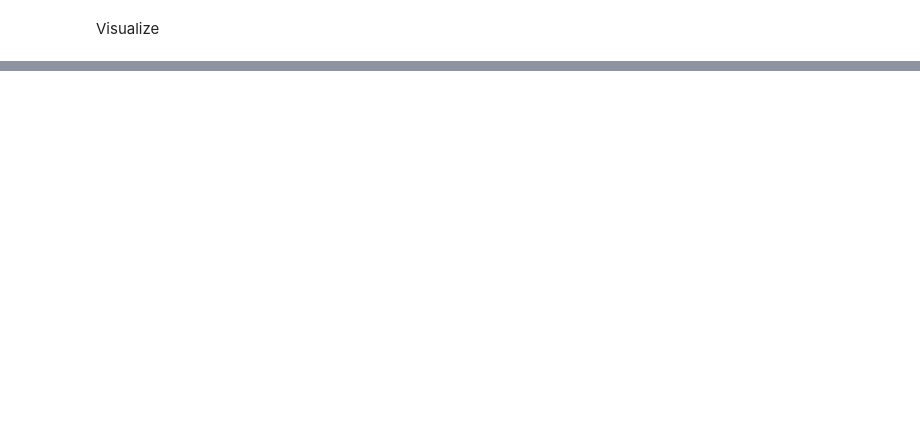
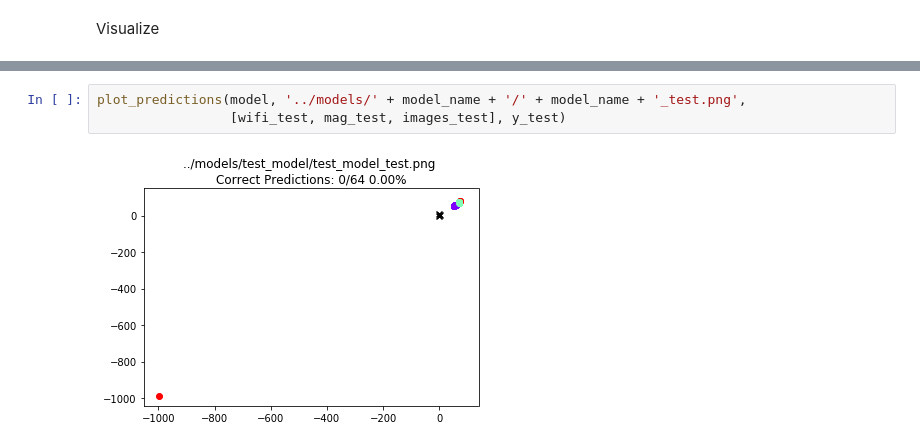
Before and after one commit to JohnFodero/localizer, a Jupyter notebook: scripts/FullModelTrain.ipynb, the cells around one changed output, grey strips where cells are left out. Cells and saved outputs as stored; diff of their text form; blank space fills up the shorter version.

```diff
--- a/scripts/FullModelTrain.ipynb
+++ b/scripts/FullModelTrain.ipynb
@@ -119,0 +256,5 @@ Visualize
+# %%
+plot_predictions(model, '../models/' + model_name + '/' + model_name + '_test.png',
+                 [wifi_test, mag_test, images_test], y_test)
+# %% [output]
+[figure, added]
```
Also changed, not shown: parts of 11 cells of this notebook, 20 other files.
